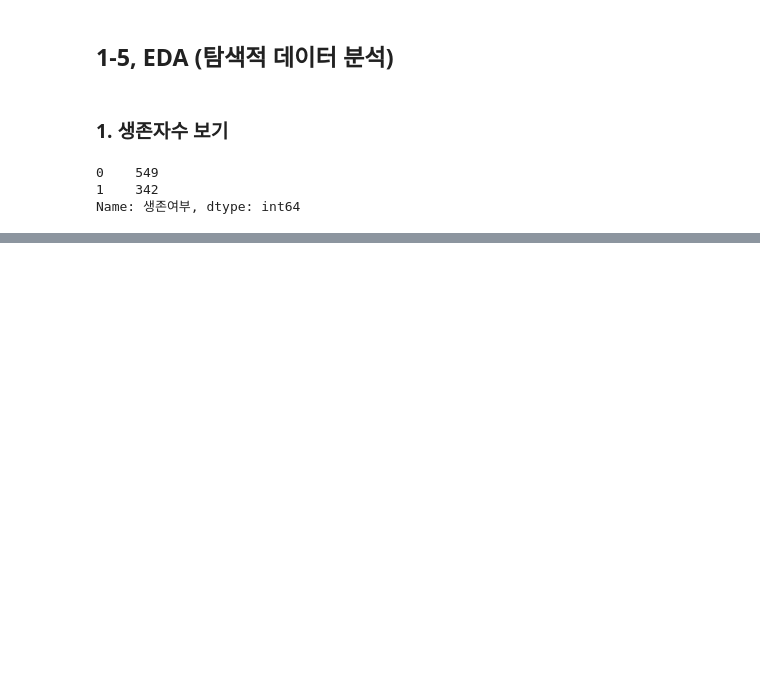
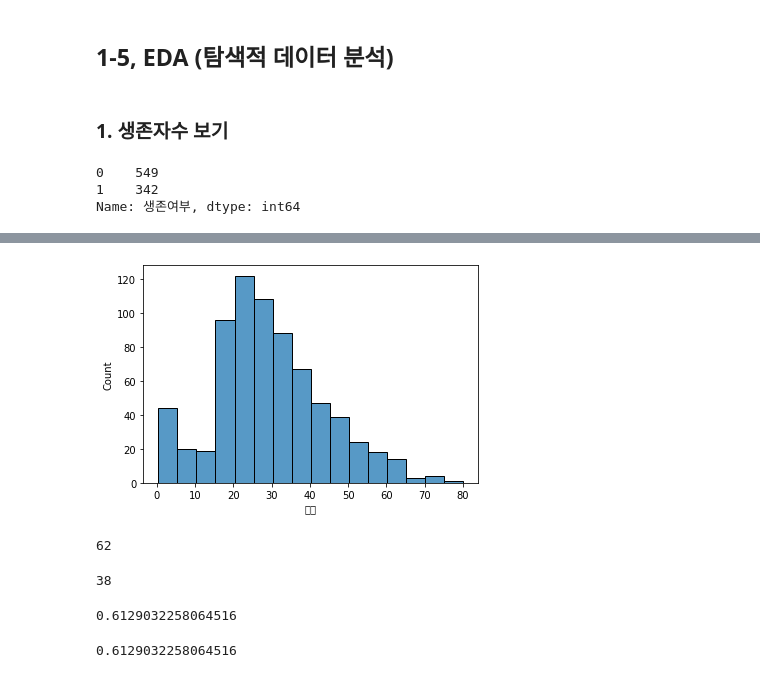
Before and after one commit to RlxDn/Bigdata, a Jupyter notebook: 40_데이터분석 실습/01_Titanic.ipynb, the cells around one changed output, grey strips where cells are left out. Drawn from its saved outputs; the diff is of its cells as text; code cells hidden in the pictures; blank space fills up the shorter version.

```diff
--- a/40_데이터분석 실습/01_Titanic.ipynb
+++ b/40_데이터분석 실습/01_Titanic.ipynb
@@ -149,0 +163,22 @@ NameError: name 'plt' is not defined
+# %%
+# 나이 분포도
+sns.histplot(data=df.나이, bins=16)
+plt.show()
+# %% [output]
+[figure, added]
+# %%
+df.loc[df.나이 < 10, '생존여부'].count()
+# %% [output]
+62
+# %%
+df.loc[df.나이 < 10, '생존여부'].sum()
+# %% [output]
+38
+# %%
+38/62
+# %% [output]
+0.6129032258064516
+# %%
+df.loc[df.나이 < 10, '생존여부'].mean()
+# %% [output]
+0.6129032258064516
```
Also changed, not shown: parts of 16 cells of this notebook.
